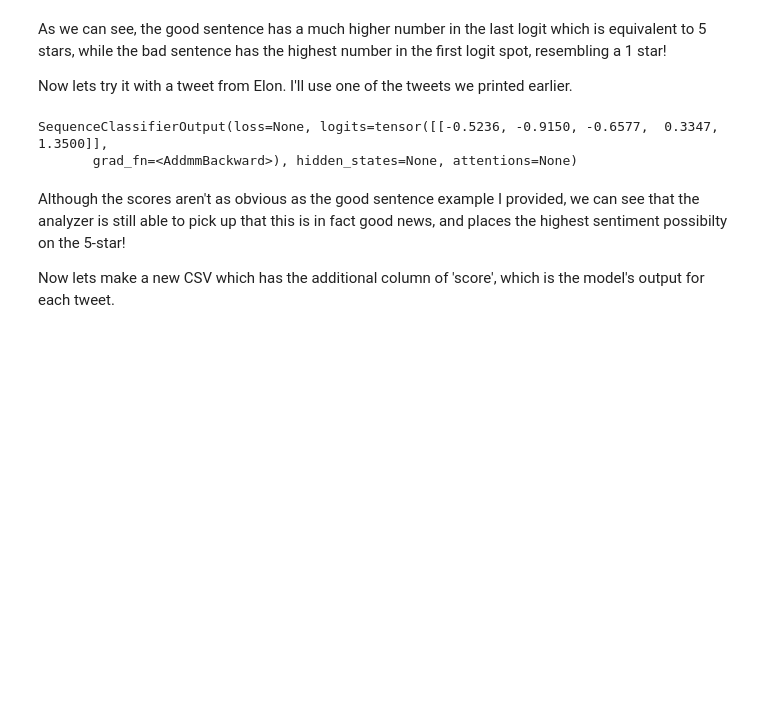
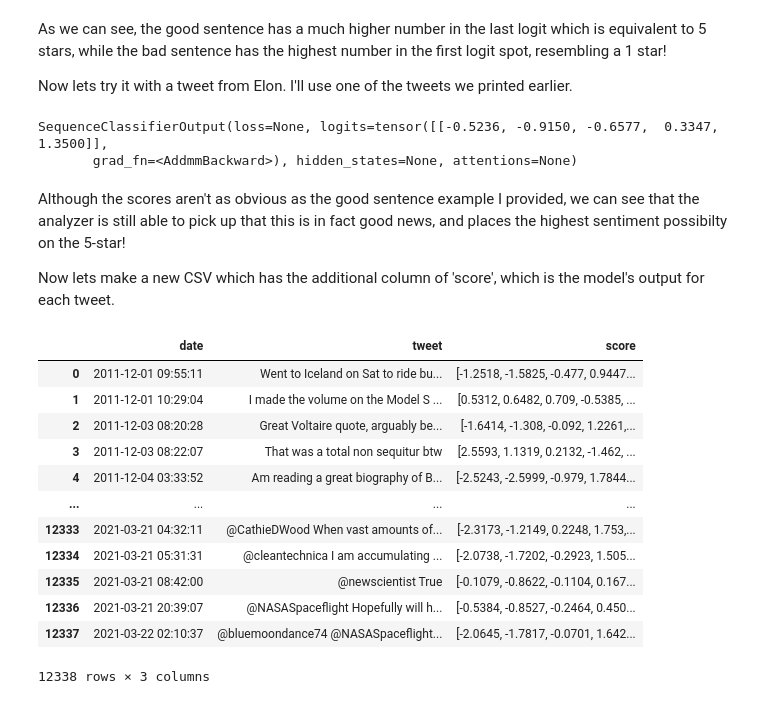
Before and after one commit to adelevski/QuantConnect, a Jupyter notebook: ElonMuskTweetSentimentAnalysis/ElonMuskTweets.ipynb, the cells around one changed output. Saved outputs shown, nothing was run; the diff lists cells and outputs as text; code cells hidden in the pictures; blank space fills up the shorter version.

```diff
--- a/ElonMuskTweetSentimentAnalysis/ElonMuskTweets.ipynb
+++ b/ElonMuskTweetSentimentAnalysis/ElonMuskTweets.ipynb
@@ -164,0 +173,17 @@ with open(input_file, 'r', newline='') as f_in, open(output_file, 'w', newline='
+# %%
+new_df = pd.read_csv("/content/gdrive/MyDrive/Colab Notebooks/Kaggle/ElonMuskTweets/ElonMuskTweetsFinal.csv")
+new_df
+# %% [output]
+|  | date | tweet | score |
+| 0 | 2011-12-01 09:55:11 | Went to Iceland on Sat to ride bu... | [-1.2518, -1.5825, -0.477, 0.9447... |
+| 1 | 2011-12-01 10:29:04 | I made the volume on the Model S ... | [0.5312, 0.6482, 0.709, -0.5385, ... |
+| 2 | 2011-12-03 08:20:28 | Great Voltaire quote, arguably be... | [-1.6414, -1.308, -0.092, 1.2261,... |
+| 3 | 2011-12-03 08:22:07 | That was a total non sequitur btw | [2.5593, 1.1319, 0.2132, -1.462, ... |
+| 4 | 2011-12-04 03:33:52 | Am reading a great biography of B... | [-2.5243, -2.5999, -0.979, 1.7844... |
+| ... | ... | ... | ... |
+| 12333 | 2021-03-21 04:32:11 | @CathieDWood When vast amounts of... | [-2.3173, -1.2149, 0.2248, 1.753,... |
+| 12334 | 2021-03-21 05:31:31 | @cleantechnica I am accumulating ... | [-2.0738, -1.7202, -0.2923, 1.505... |
+| 12335 | 2021-03-21 08:42:00 | @newscientist True | [-0.1079, -0.8622, -0.1104, 0.167... |
+| 12336 | 2021-03-21 20:39:07 | @NASASpaceflight Hopefully will h... | [-0.5384, -0.8527, -0.2464, 0.450... |
+| 12337 | 2021-03-22 02:10:37 | @bluemoondance74 @NASASpaceflight... | [-2.0645, -1.7817, -0.0701, 1.642... |
+12338 rows × 3 columns
```
Also changed, not shown: parts of 10 cells of this notebook, 2 other files.
